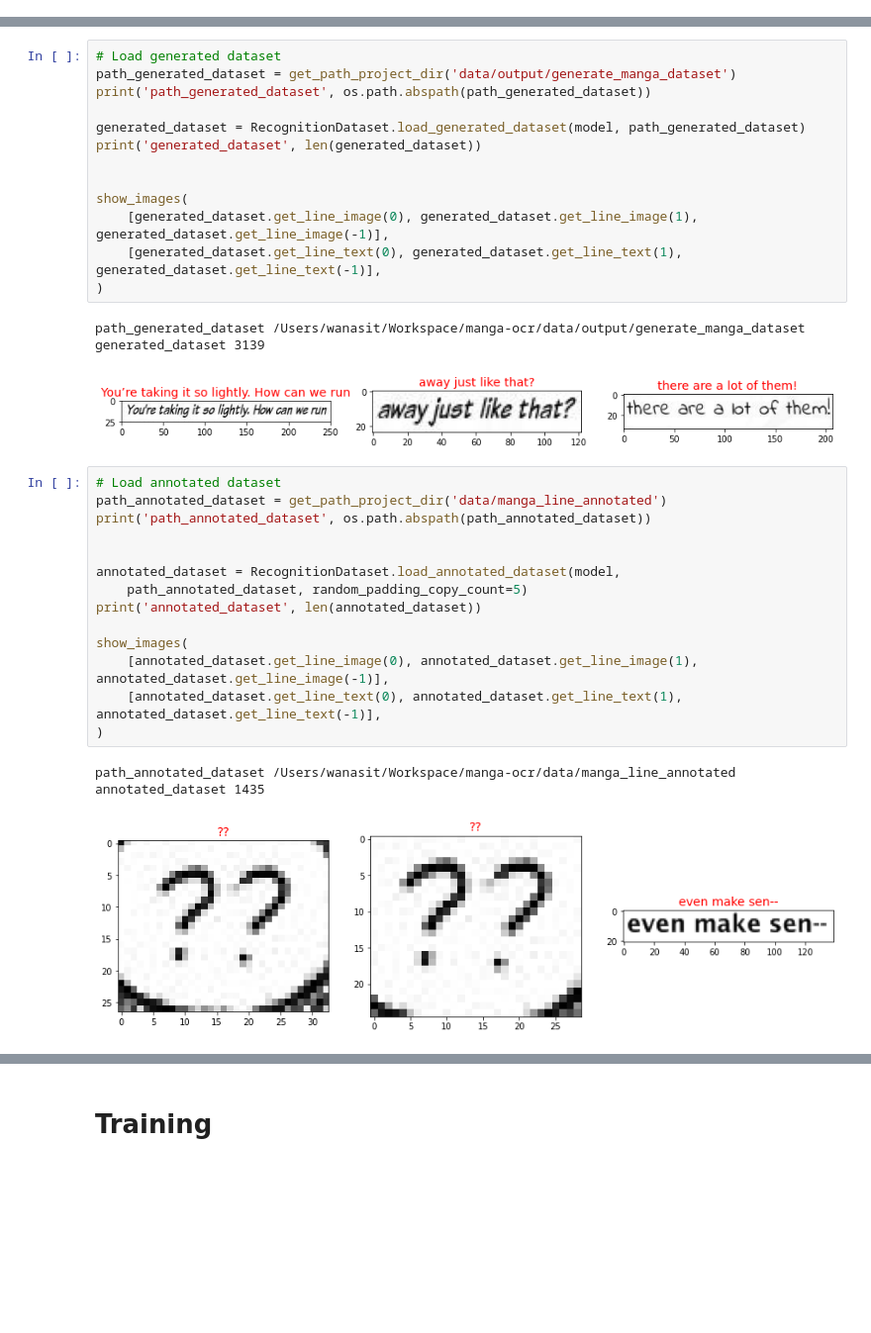
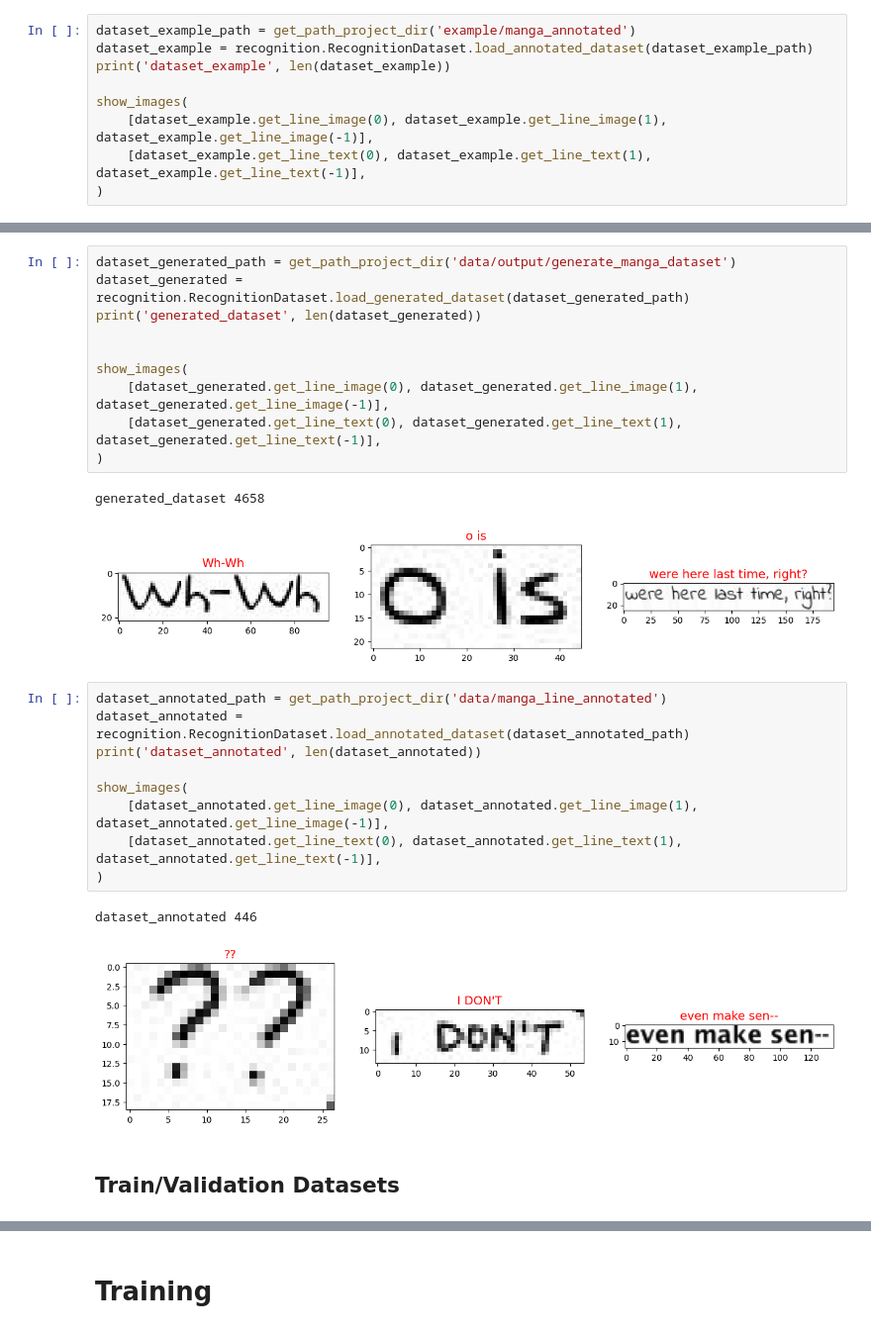
Before and after one commit to wanasit/comic-ocr, a Jupyter notebook: notebooks/Train Recognition Model (default, CRNN small).ipynb, the cells around one changed output, grey strips where cells are left out. Shown at 99% size. Saved outputs shown, nothing was run; the diff lists cells and outputs as text; blank space fills up the shorter version.

Commit message:
Rework recognition model

```diff
--- a/notebooks/Train Recognition Model (default, CRNN small).ipynb
+++ b/notebooks/Train Recognition Model (default, CRNN small).ipynb
@@ -56,0 +30,9 @@ from comic_ocr.models.recognition.recognition_dataset import RecognitionDataset
+# %%
+dataset_example_path = get_path_project_dir('example/manga_annotated')
+dataset_example = recognition.RecognitionDataset.load_annotated_dataset(dataset_example_path)
+print('dataset_example', len(dataset_example))
+
+show_images(
+    [dataset_example.get_line_image(0), dataset_example.get_line_image(1), dataset_example.get_line_image(-1)],
+    [dataset_example.get_line_text(0), dataset_example.get_line_text(1), dataset_example.get_line_text(-1)],
+)
@@ -57,36 +42,28 @@ from comic_ocr.models.recognition.recognition_dataset import RecognitionDataset
 # %%
-# Load generated dataset
-path_generated_dataset = get_path_project_dir('data/output/generate_manga_dataset')
-print('path_generated_dataset', os.path.abspath(path_generated_dataset))
-
-generated_dataset = RecognitionDataset.load_generated_dataset(model, path_generated_dataset)
-print('generated_dataset', len(generated_dataset))
+dataset_generated_path = get_path_project_dir('data/output/generate_manga_dataset')
+dataset_generated = recognition.RecognitionDataset.load_generated_dataset(dataset_generated_path)
+print('generated_dataset', len(dataset_generated))
 
 
 show_images(
-    [generated_dataset.get_line_image(0), generated_dataset.get_line_image(1), generated_dataset.get_line_image(-1)],
-    [generated_dataset.get_line_text(0), generated_dataset.get_line_text(1), generated_dataset.get_line_text(-1)],
+    [dataset_generated.get_line_image(0), dataset_generated.get_line_image(1), dataset_generated.get_line_image(-1)],
+    [dataset_generated.get_line_text(0), dataset_generated.get_line_text(1), dataset_generated.get_line_text(-1)],
 )
 # %% [output]
-path_generated_dataset /Users/wanasit/Workspace/manga-ocr/data/output/generate_manga_dataset
-generated_dataset 3139
+generated_dataset 4658
-[figure, old version]
+[figure, new version]
 # %%
-# Load annotated dataset
-path_annotated_dataset = get_path_project_dir('data/manga_line_annotated')
-print('path_annotated_dataset', os.path.abspath(path_annotated_dataset))
-
-
-annotated_dataset = RecognitionDataset.load_annotated_dataset(model,
-    path_annotated_dataset, random_padding_copy_count=5)
-print('annotated_dataset', len(annotated_dataset))
+dataset_annotated_path = get_path_project_dir('data/manga_line_annotated')
+dataset_annotated = recognition.RecognitionDataset.load_annotated_dataset(dataset_annotated_path)
+print('dataset_annotated', len(dataset_annotated))
 
 show_images(
-    [annotated_dataset.get_line_image(0), annotated_dataset.get_line_image(1), annotated_dataset.get_line_image(-1)],
-    [annotated_dataset.get_line_text(0), annotated_dataset.get_line_text(1), annotated_dataset.get_line_text(-1)],
+    [dataset_annotated.get_line_image(0), dataset_annotated.get_line_image(1), dataset_annotated.get_line_image(-1)],
+    [dataset_annotated.get_line_text(0), dataset_annotated.get_line_text(1), dataset_annotated.get_line_text(-1)],
 )
 # %% [output]
-path_annotated_dataset /Users/wanasit/Workspace/manga-ocr/data/manga_line_annotated
-annotated_dataset 1435
+dataset_annotated 446
-[figure, old version]
+[figure, new version]
+# %% [markdown]
+## Train/Validation Datasets
 # %%
```
Also changed, not shown: parts of 13 cells of this notebook, 17 other files.
